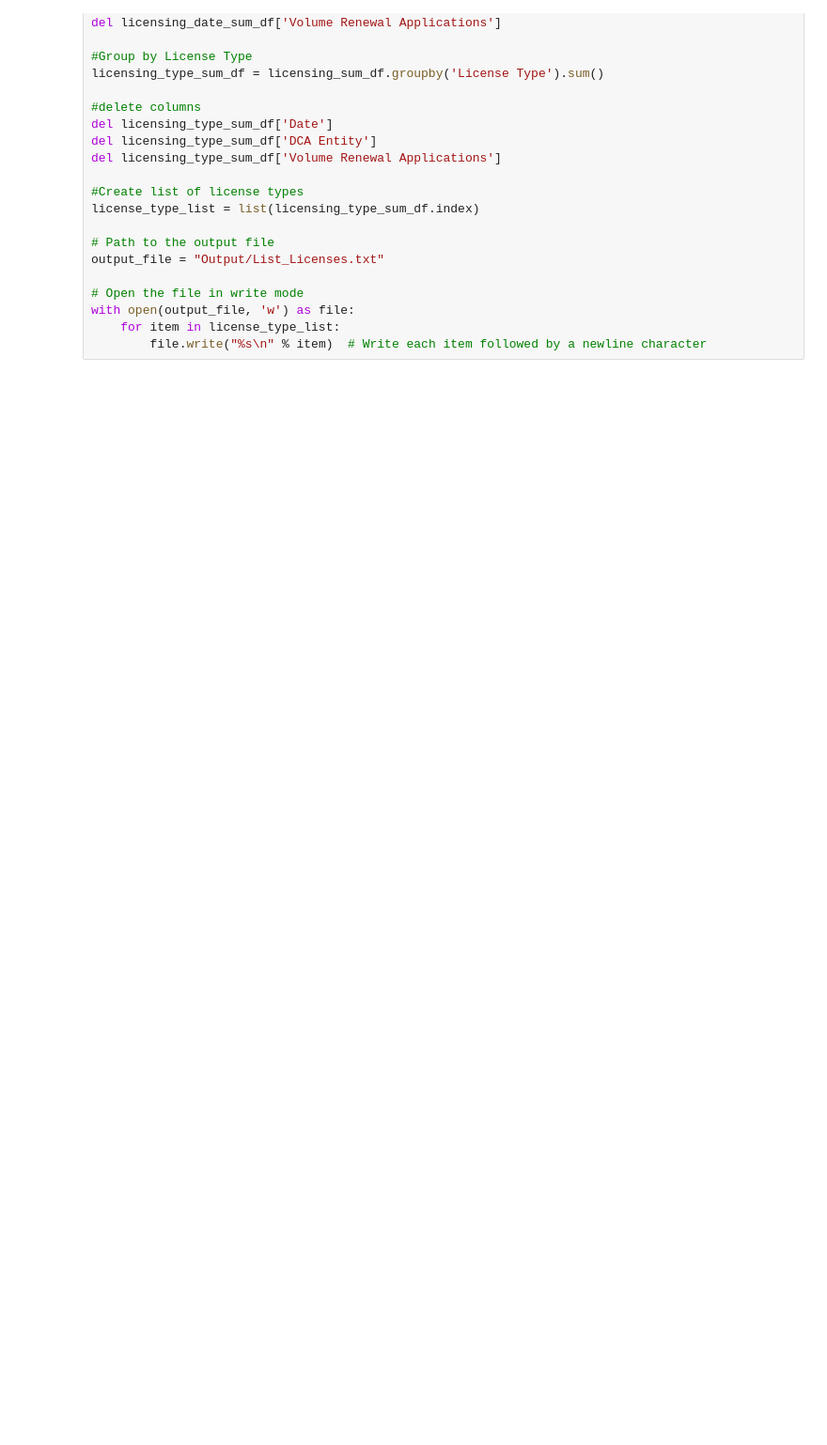
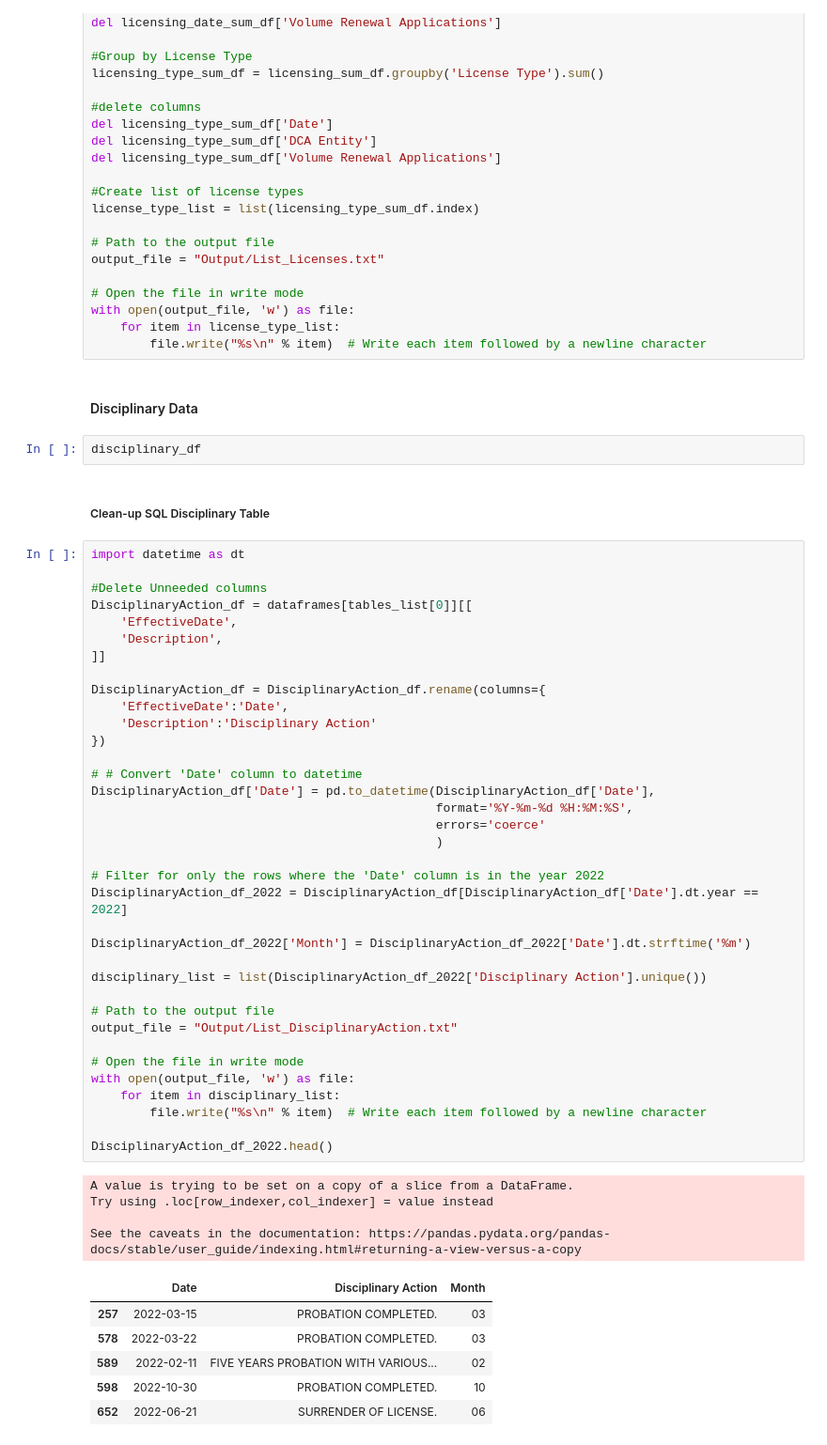
Before and after one commit to lleiva25/California-Medical-Board-2022, a Jupyter notebook: CA Medical Board.ipynb, the cells around one changed output. Shown: that part at 94% size. Drawn from its saved outputs; the diff is of its cells as text; blank space fills up the shorter version.

```diff
--- a/CA Medical Board.ipynb
+++ b/CA Medical Board.ipynb
@@ -152,4 +142,57 @@ output_file = "Output/List_Licenses.txt"
 with open(output_file, 'w') as file:
     for item in license_type_list:
         file.write("%s\n" % item)  # Write each item followed by a newline character
+# %% [markdown]
+<H4>Disciplinary Data</H4>
+# %%
+disciplinary_df
+# %% [markdown]
+<H5>Clean-up SQL Disciplinary Table</H5>
+# %%
+import datetime as dt
+
+#Delete Unneeded columns
+DisciplinaryAction_df = dataframes[tables_list[0]][[
+    'EffectiveDate',
+    'Description',
+]]
+
+DisciplinaryAction_df = DisciplinaryAction_df.rename(columns={
+    'EffectiveDate':'Date',
+    'Description':'Disciplinary Action'
+})
+
+# # Convert 'Date' column to datetime
+DisciplinaryAction_df['Date'] = pd.to_datetime(DisciplinaryAction_df['Date'],
+                                               format='%Y-%m-%d %H:%M:%S',
+                                               errors='coerce'
+                                               )
+
+# Filter for only the rows where the 'Date' column is in the year 2022
+DisciplinaryAction_df_2022 = DisciplinaryAction_df[DisciplinaryAction_df['Date'].dt.year == 2022]
+
+DisciplinaryAction_df_2022['Month'] = DisciplinaryAction_df_2022['Date'].dt.strftime('%m')
+
+disciplinary_list = list(DisciplinaryAction_df_2022['Disciplinary Action'].unique())
+
+# Path to the output file
+output_file = "Output/List_DisciplinaryAction.txt"
+
+# Open the file in write mode
+with open(output_file, 'w') as file:
+    for item in disciplinary_list:
+        file.write("%s\n" % item)  # Write each item followed by a newline character
+
+DisciplinaryAction_df_2022.head()
+# %% [output]
+A value is trying to be set on a copy of a slice from a DataFrame.
+Try using .loc[row_indexer,col_indexer] = value instead
+
+See the caveats in the documentation: https://pandas.pydata.org/pandas-docs/stable/user_guide/indexing.html#returning-a-view-versus-a-copy
+|  | Date | Disciplinary Action | Month |
+| 257 | 2022-03-15 | PROBATION COMPLETED. | 03 |
+| 578 | 2022-03-22 | PROBATION COMPLETED. | 03 |
+| 589 | 2022-02-11 | FIVE YEARS PROBATION WITH VARIOUS... | 02 |
+| 598 | 2022-10-30 | PROBATION COMPLETED. | 10 |
+| 652 | 2022-06-21 | SURRENDER OF LICENSE. | 06 |
 # %%
```
Also changed, not shown: parts of 10 cells of this notebook, 3 other files.
